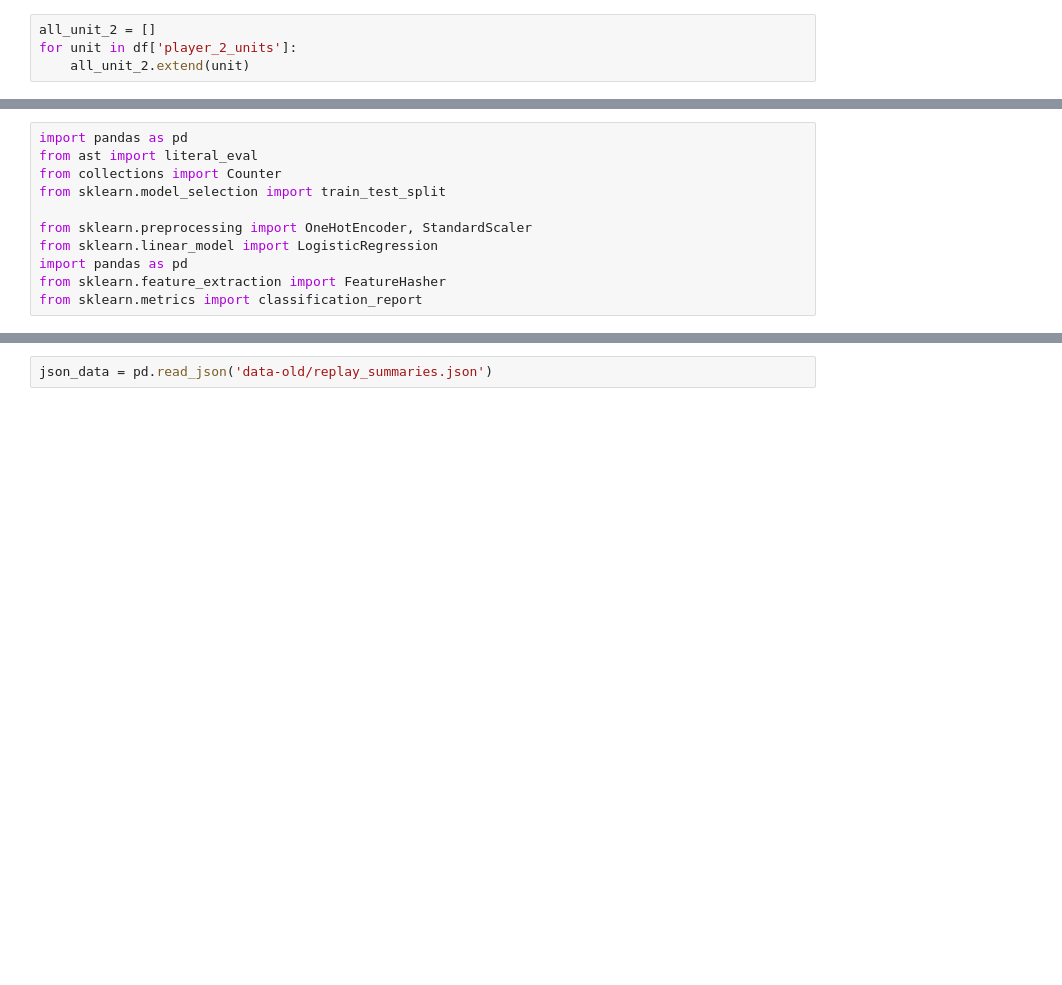
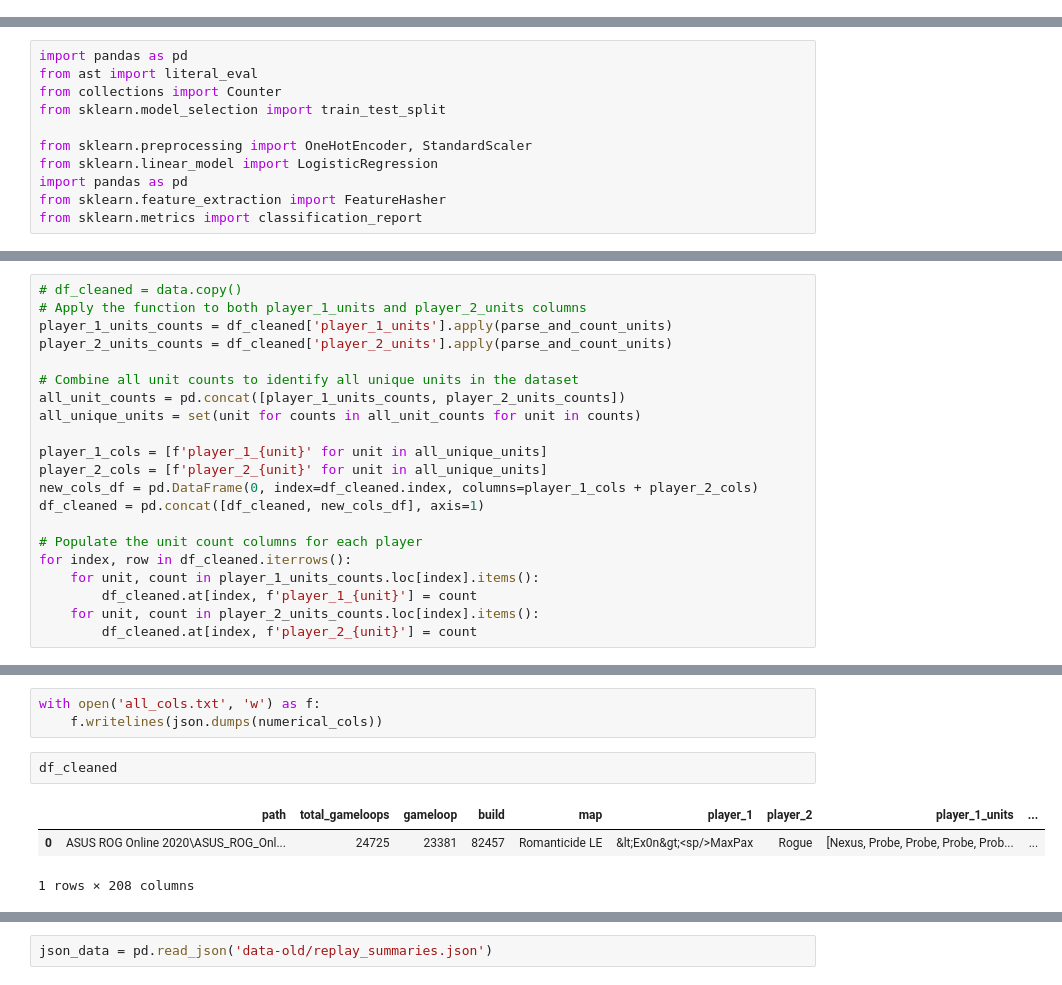
Before and after one commit to aceasad/deployapi, a Jupyter notebook: redmarble.ipynb, the cells around one changed output, grey strips where cells are left out. Drawn from its saved outputs; the diff is of its cells as text; blank space fills up the shorter version.

```diff
--- a/redmarble.ipynb
+++ b/redmarble.ipynb
@@ -138,7 +81,3 @@ ChangelingZergling        19
 Archon                    17
 TL_GlobalCaster            2
 Name: count, Length: 71, dtype: int64
-# %%
-all_unit_2 = []
-for unit in df['player_2_units']:
-    all_unit_2.extend(unit)
@@ -391,0 +289,21 @@ def evaluate_model(model, X_test, y_test):
+# %%
+# df_cleaned = data.copy()
+# Apply the function to both player_1_units and player_2_units columns
+player_1_units_counts = df_cleaned['player_1_units'].apply(parse_and_count_units)
+player_2_units_counts = df_cleaned['player_2_units'].apply(parse_and_count_units)
+
+# Combine all unit counts to identify all unique units in the dataset
+all_unit_counts = pd.concat([player_1_units_counts, player_2_units_counts])
+all_unique_units = set(unit for counts in all_unit_counts for unit in counts)
+
+player_1_cols = [f'player_1_{unit}' for unit in all_unique_units]
+player_2_cols = [f'player_2_{unit}' for unit in all_unique_units]
+new_cols_df = pd.DataFrame(0, index=df_cleaned.index, columns=player_1_cols + player_2_cols)
+df_cleaned = pd.concat([df_cleaned, new_cols_df], axis=1)
+
+# Populate the unit count columns for each player
+for index, row in df_cleaned.iterrows():
+    for unit, count in player_1_units_counts.loc[index].items():
+        df_cleaned.at[index, f'player_1_{unit}'] = count
+    for unit, count in player_2_units_counts.loc[index].items():
+        df_cleaned.at[index, f'player_2_{unit}'] = count
@@ -391,0 +337,9 @@ def evaluate_model(model, X_test, y_test):
+# %%
+with open('all_cols.txt', 'w') as f:
+    f.writelines(json.dumps(numerical_cols))
+# %%
+df_cleaned
+# %% [output]
+|  | path | total_gameloops | gameloop | build | map | player_1 | player_2 | player_1_units | ... |
+| 0 | ASUS ROG Online 2020\ASUS_ROG_Onl... | 24725 | 23381 | 82457 | Romanticide LE | &lt;Ex0n&gt;<sp/>MaxPax | Rogue | [Nexus, Probe, Probe, Probe, Prob... | ... |
+1 rows × 208 columns
```
Also changed, not shown: parts of 53 cells of this notebook, 2 other files.
